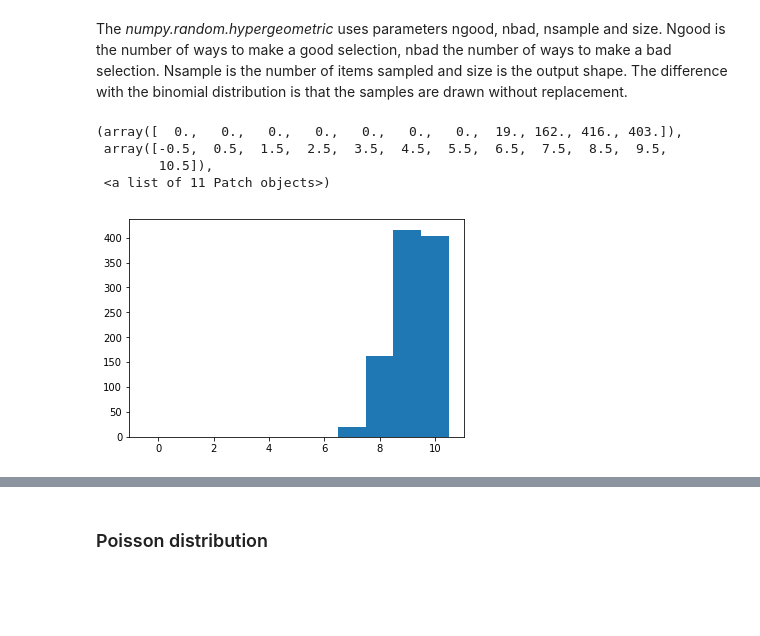
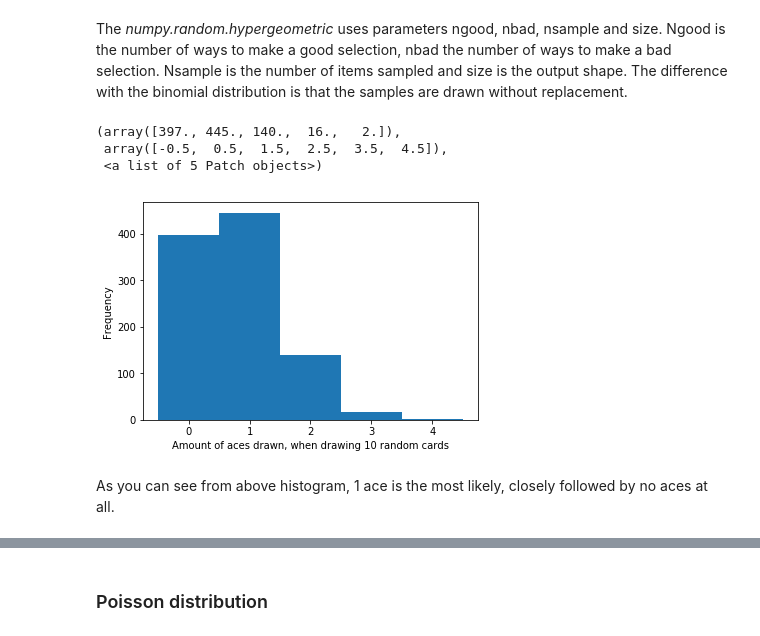
Before and after one commit to Ardvb/Numpy-random, a Jupyter notebook: Numpy-random.ipynb, the cells around one changed output, grey strips where cells are left out. Saved outputs shown, nothing was run; the diff lists cells and outputs as text; code cells hidden in the pictures; blank space fills up the shorter version.

Commit message:
Added plots, labels for plots

```diff
--- a/Numpy-random.ipynb
+++ b/Numpy-random.ipynb
@@ -268,17 +286,20 @@ array([ 8, 15,  7])
 The <em>numpy.random.hypergeometric</em> uses parameters ngood, nbad, nsample and size. Ngood is the number of ways to make a good selection, nbad the number of ways to make a bad selection. Nsample is the number of items sampled and size is the output shape. The difference with the binomial distribution is that the samples are drawn without replacement.
 # %%
 # https://docs.scipy.org/doc/numpy-1.14.1/reference/generated/numpy.random.hypergeometric.html#numpy.random.hypergeometric
-# I am going to draw 10 cards from a standard deck, and want to know how often I am going to draw, 0, 1, 2, 3 or all 4 aces.
-noqueen = np.random.hypergeometric(48,4,10, 1000) # ngood (all non-aces) = 48, nbad(the aces)= 4, I am going to draw 10 cards, and use a 1000 samples.
-bins = np.arange(0, noqueen.max() + 1.5) - 0.5 # # The x-axis will run from 0 to the biggest value (+1.5) for dice6 in the 10000 trials.
+# I am going to draw 10 cards from a standard deck, and want to know how often I am going to draw 0 aces, how often 1 ace etc.
+noaces = np.random.hypergeometric(4,48,10, 1000) # ngood (all non-aces) = 48, nbad(the aces)= 4, I am going to draw 10 cards, and use a 1000 samples.
+bins = np.arange(0, noaces.max() + 1.5) - 0.5 # # The x-axis will run from 0 to the biggest value (+1.5) for noaces in 1000 trials.
 # Then 0.5 is subtracted to get the bins centered on the integers, and make the histogram more readable.
-plt.hist (noqueen, bins)
+plt.xlabel("Amount of aces drawn, when drawing 10 random cards")
+plt.ylabel("Frequency")
+plt.hist (noaces, bins)
 # %% [output]
-(array([  0.,   0.,   0.,   0.,   0.,   0.,   0.,  19., 162., 416., 403.]),
- array([-0.5,  0.5,  1.5,  2.5,  3.5,  4.5,  5.5,  6.5,  7.5,  8.5,  9.5,
-        10.5]),
- <a list of 11 Patch objects>)
+(array([397., 445., 140.,  16.,   2.]),
+ array([-0.5,  0.5,  1.5,  2.5,  3.5,  4.5]),
+ <a list of 5 Patch objects>)
-[figure, old version]
+[figure, new version]
+# %% [markdown]
+As you can see from above histogram, 1 ace is the most likely, closely followed by no aces at all.
 # %%
 # In my hand I now have 2 aces, and I am going to draw 5 more cards.
 # I want to know what the odds are that exactly 1 of those cards is one of the 2 remaining aces.
```
Also changed, not shown: parts of 27 cells of this notebook.
